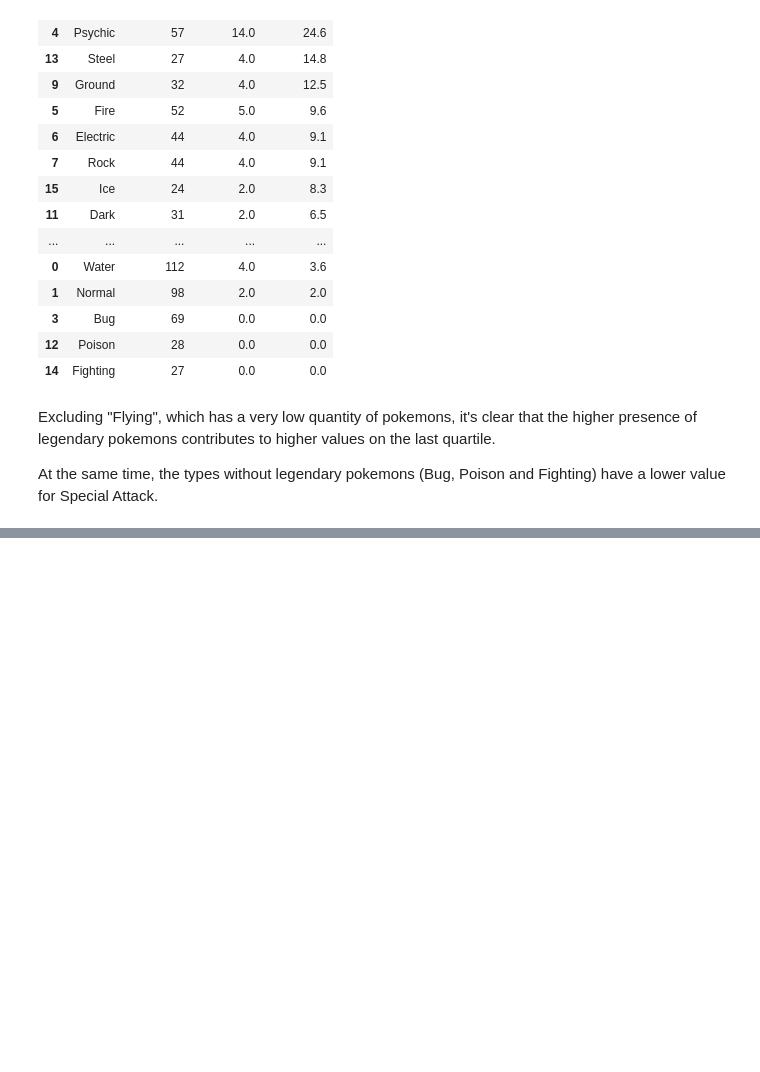
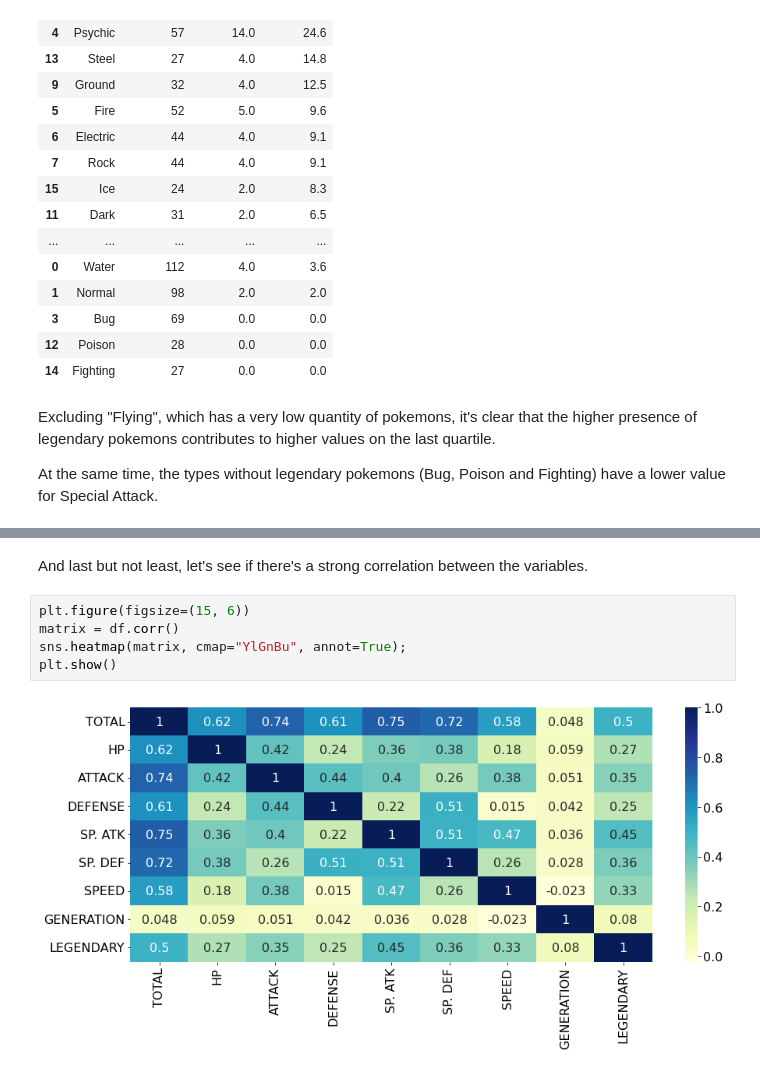
Before and after one commit to eduardoscovino/Pokemon-analysis, a Jupyter notebook: Pokemon_Analysis_With_Stats.ipynb, the cells around one changed output, grey strips where cells are left out. Drawn from its saved outputs; the diff is of its cells as text; blank space fills up the shorter version.

```diff
--- a/Pokemon_Analysis_With_Stats.ipynb
+++ b/Pokemon_Analysis_With_Stats.ipynb
@@ -298,0 +318,9 @@ At the same time, the types without legendary pokemons (Bug, Poison and Fighting
+# %% [markdown]
+And last but not least, let's see if there's a strong correlation between the variables.
+# %%
+plt.figure(figsize=(15, 6))
+matrix = df.corr()
+sns.heatmap(matrix, cmap="YlGnBu", annot=True);
+plt.show()
+# %% [output]
+[figure, added]
```
Also changed, not shown: parts of 6 cells of this notebook.
